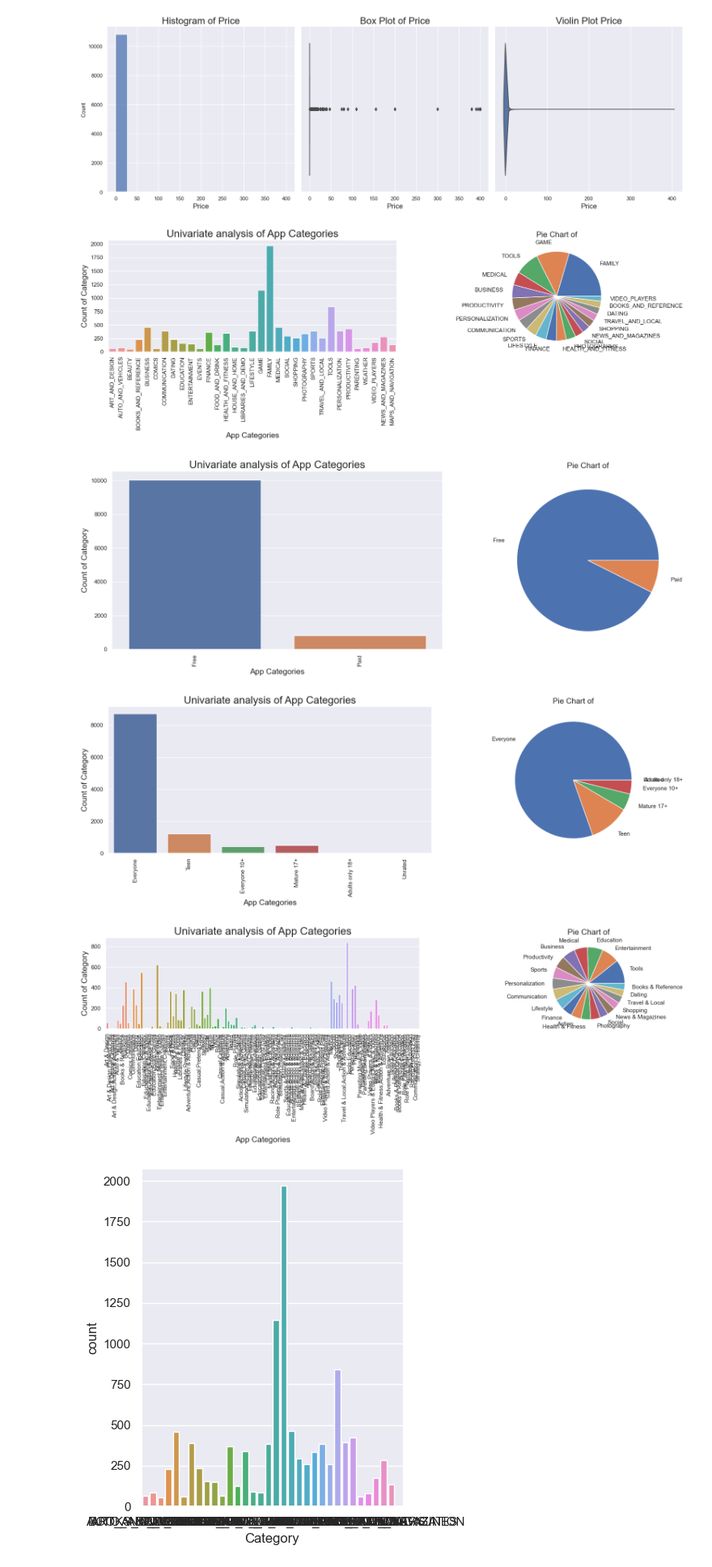
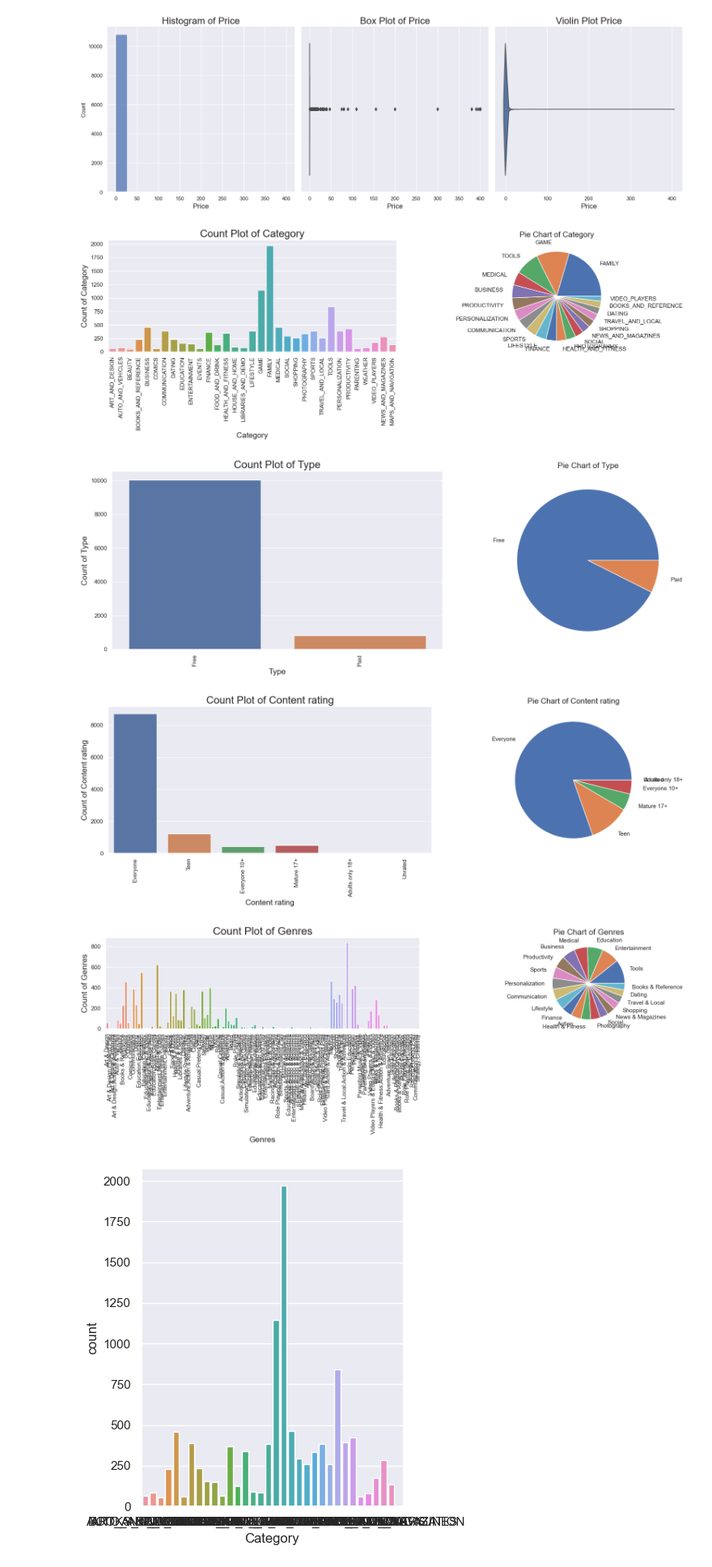
Before and after one commit to ftmoztl/EDA-data-visualization, a Jupyter notebook: eda-visualization.ipynb, the cells around one changed output. Shown at 81% size. Cells and saved outputs as stored; diff of their text form; code cells hidden in the pictures.

Commit message:
fix: Edit count plot title and labels

```diff
--- a/eda-visualization.ipynb
+++ b/eda-visualization.ipynb
@@ -248,37 +250,37 @@ for column in df.columns:
 # %%
 category_list = ["Category","Type","Content Rating","Genres"]
 
 for category in category_list:
 # Create subplots with 1 row and 2 columns
     fig, axes = plt.subplots(nrows=1, ncols=2, figsize=(18, 6))
 
     # Plot 1: Countplot
     sns.countplot(data=df, x=category, ax=axes[0])
-    axes[0].set_xlabel('App Categories', fontsize=15)
-    axes[0].set_ylabel('Count of Category', fontsize=15)
-    axes[0].set_title('Univariate analysis of App Categories', fontsize=20)
+    axes[0].set_xlabel('{}'.format(category.capitalize()), fontsize=15)
+    axes[0].set_ylabel('Count of {}'.format(category.capitalize()), fontsize=15)
+    axes[0].set_title('Count Plot of {}'.format(category.capitalize()), fontsize=20)
     axes[0].set_xticklabels(axes[0].get_xticklabels(), rotation=90)
 
     # Plot 2: Pie Chart
     #type_group = df.groupby(category).count()
     #type_group = type_group.reset_index()
 
     type_group = df.groupby(category).size().reset_index(name='Count')
     type_group = type_group.sort_values(by='Count', ascending=False).head(20) # to visualize most frequent 20 categories
 
     axes[1].pie(type_group[type_group.columns[1]], labels=type_group[category],labeldistance=1.2)
-    axes[1].set_title('Pie Chart of'.format(category.capitalize()), fontsize=15)
+    axes[1].set_title('Pie Chart of {}'.format(category.capitalize()), fontsize=15)
 
     # Adjust the layout to prevent overlapping labels
     plt.tight_layout()
 
     # Show the plots
     plt.show()
 # %% [output]
-[figure, old version]
+[figure, new version]
-[figure, old version]
+[figure, new version]
-[figure, old version]
+[figure, new version]
-[figure, old version]
+[figure, new version]
 # %%
    # Plot 2: Pie Chart
     type_group = df.groupby(category).count()
```
Also changed, not shown: parts of 1 cell of this notebook.
